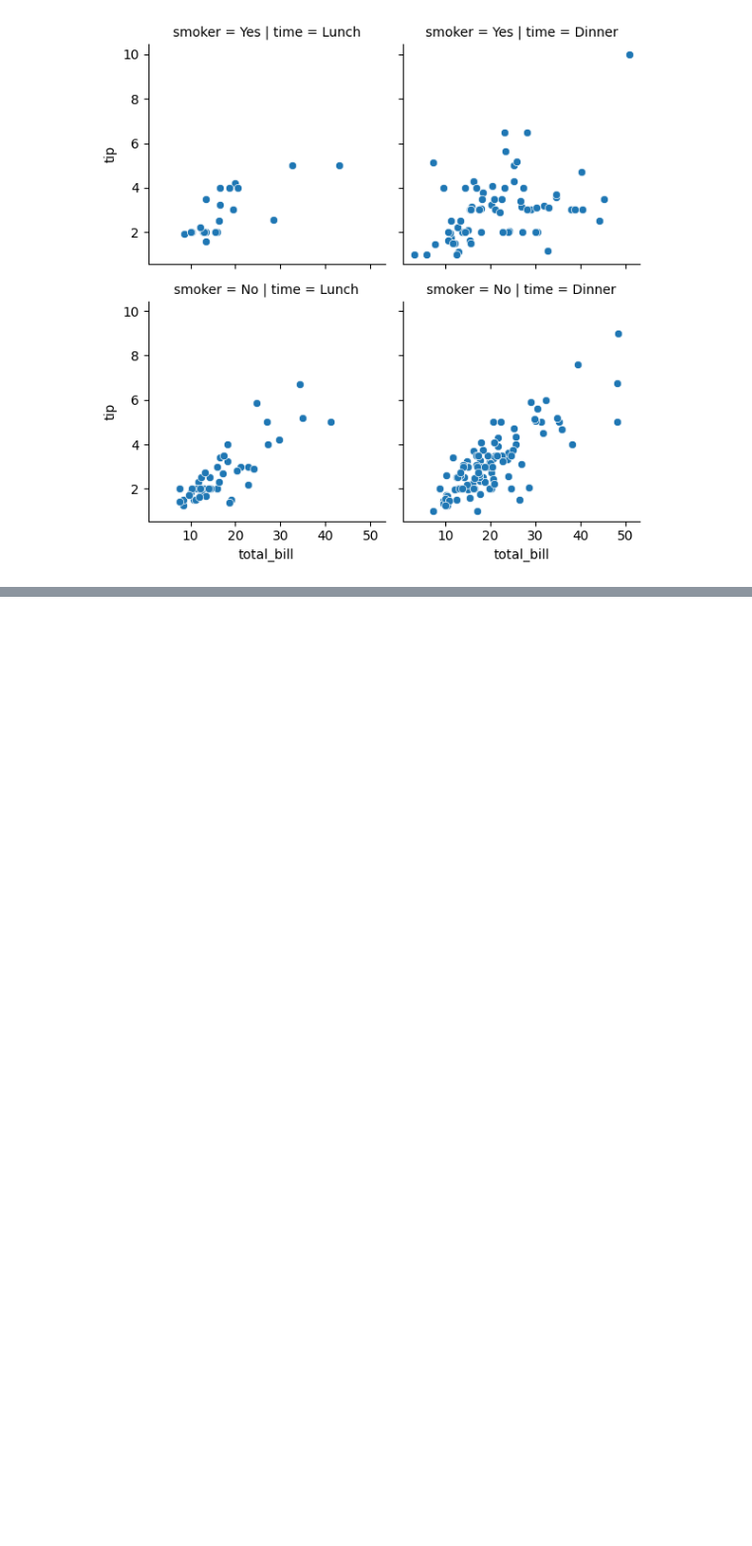
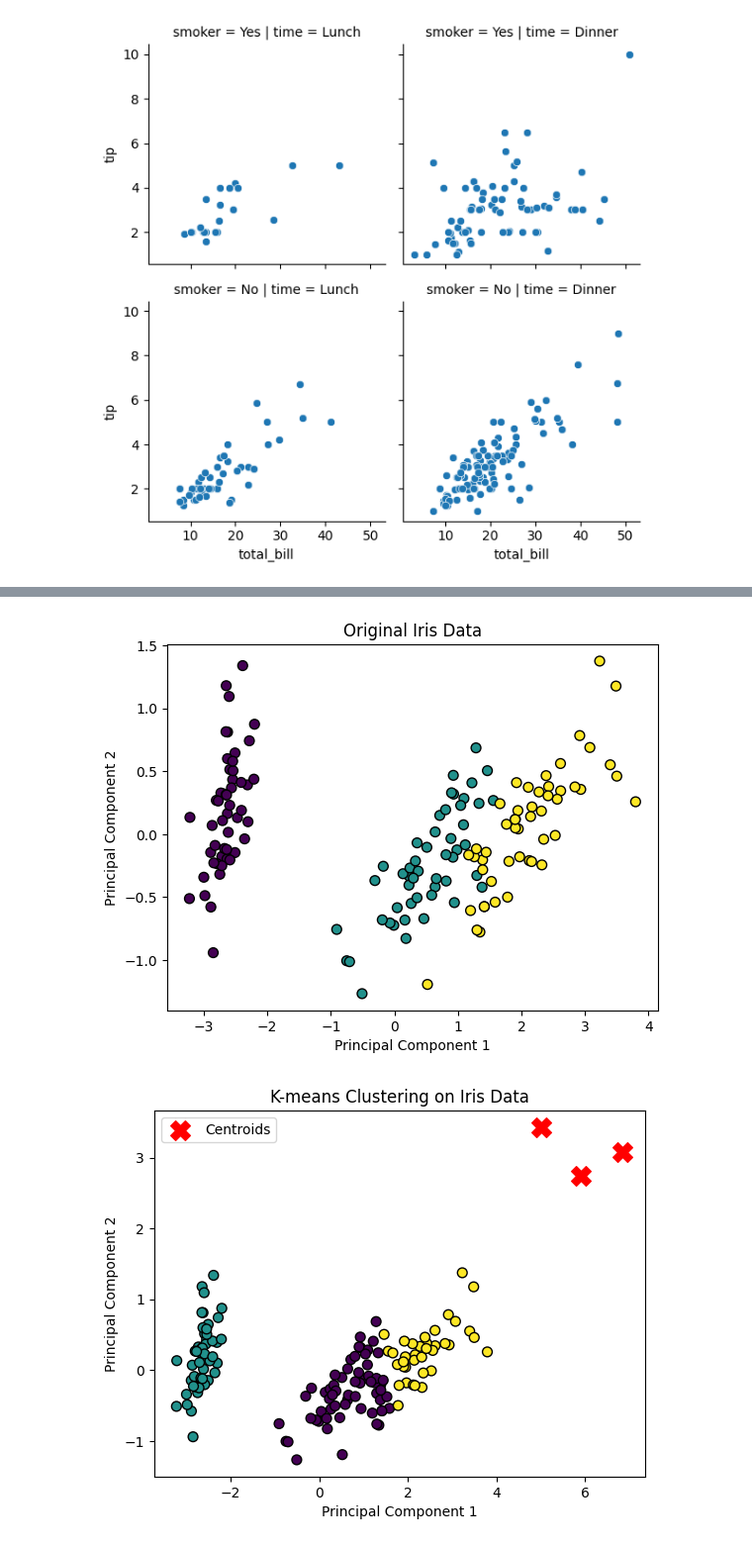
Before and after one commit to omar-elmaria/gpt_python_bootcamp, a Jupyter notebook: playground.ipynb, the cells around one changed output, grey strips where cells are left out. Shown at 99% size. Saved outputs shown, nothing was run; the diff lists cells and outputs as text; code cells hidden in the pictures; blank space fills up the shorter version.

```diff
--- a/playground.ipynb
+++ b/playground.ipynb
@@ -881,0 +1088,42 @@ g = g.map(sns.scatterplot, 'total_bill', 'tip')
+# %%
+import numpy as np
+import matplotlib.pyplot as plt
+from sklearn.cluster import KMeans
+from sklearn.datasets import load_iris
+from sklearn.decomposition import PCA
+
+# Load the iris dataset
+iris = load_iris()
+X = iris.data
+y = iris.target
+
+# Apply PCA for visualization purposes (reduce to 2 dimensions)
+pca = PCA(n_components=2)
+X_pca = pca.fit_transform(X)
+
+# Visualize the original data
+plt.scatter(X_pca[:, 0], X_pca[:, 1], c=y, cmap='viridis', edgecolor='k', s=50)
+plt.title("Original Iris Data")
+plt.xlabel("Principal Component 1")
+plt.ylabel("Principal Component 2")
+plt.show()
+
+# Apply K-means clustering with K=3
+kmeans = KMeans(n_clusters=3, random_state=42)
+kmeans.fit(X)
+
+# Get cluster labels and cluster centers
+labels = kmeans.labels_
+centers = kmeans.cluster_centers_
+
+# Visualize the clustered data
+plt.scatter(X_pca[:, 0], X_pca[:, 1], c=labels, cmap='viridis', edgecolor='k', s=50)
+plt.scatter(centers[:, 0], centers[:, 1], marker='X', s=200, color='red', label='Centroids')
+plt.title("K-means Clustering on Iris Data")
+plt.xlabel("Principal Component 1")
+plt.ylabel("Principal Component 2")
+plt.legend()
+plt.show()
+# %% [output]
+[figure, added]
+[figure, added]
```
Also changed, not shown: parts of 8 cells of this notebook.
